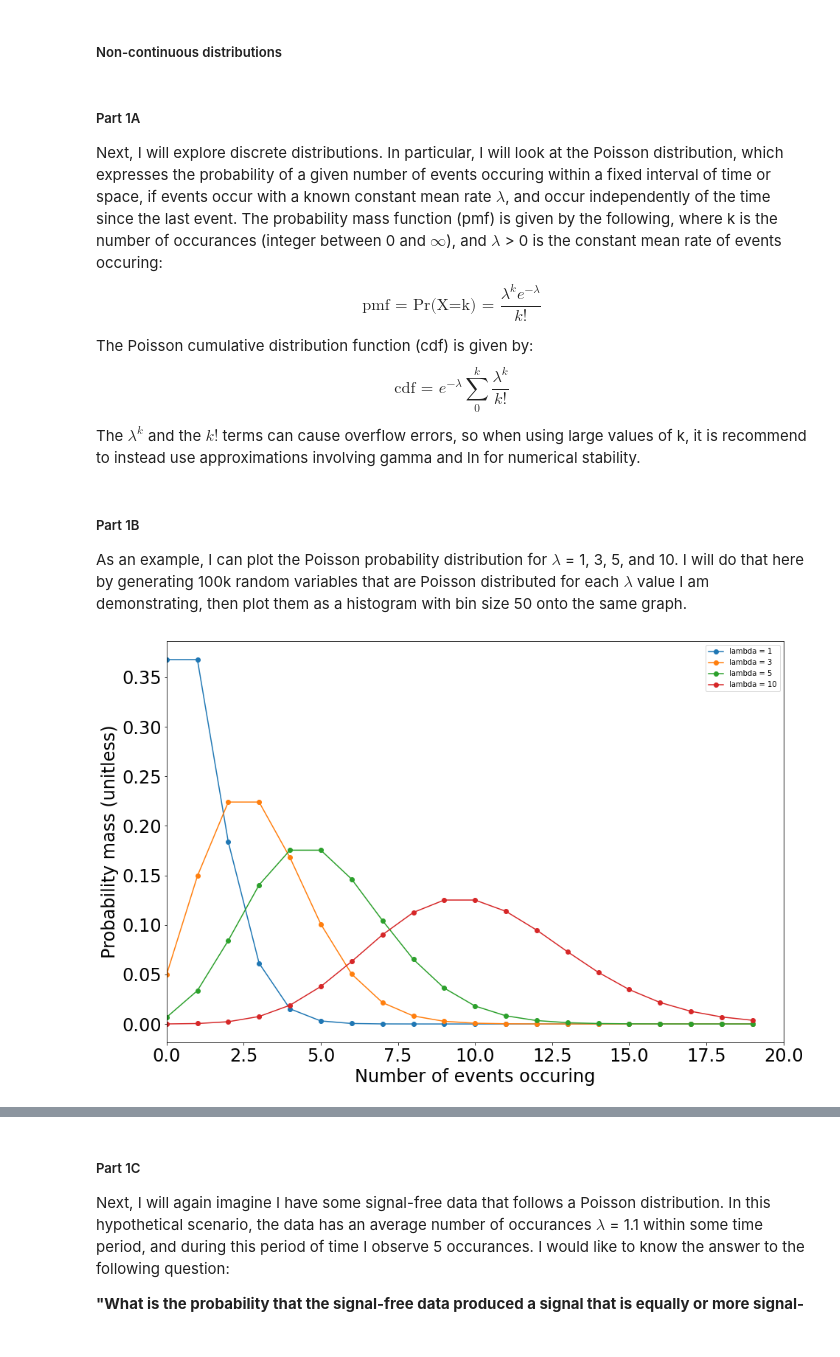
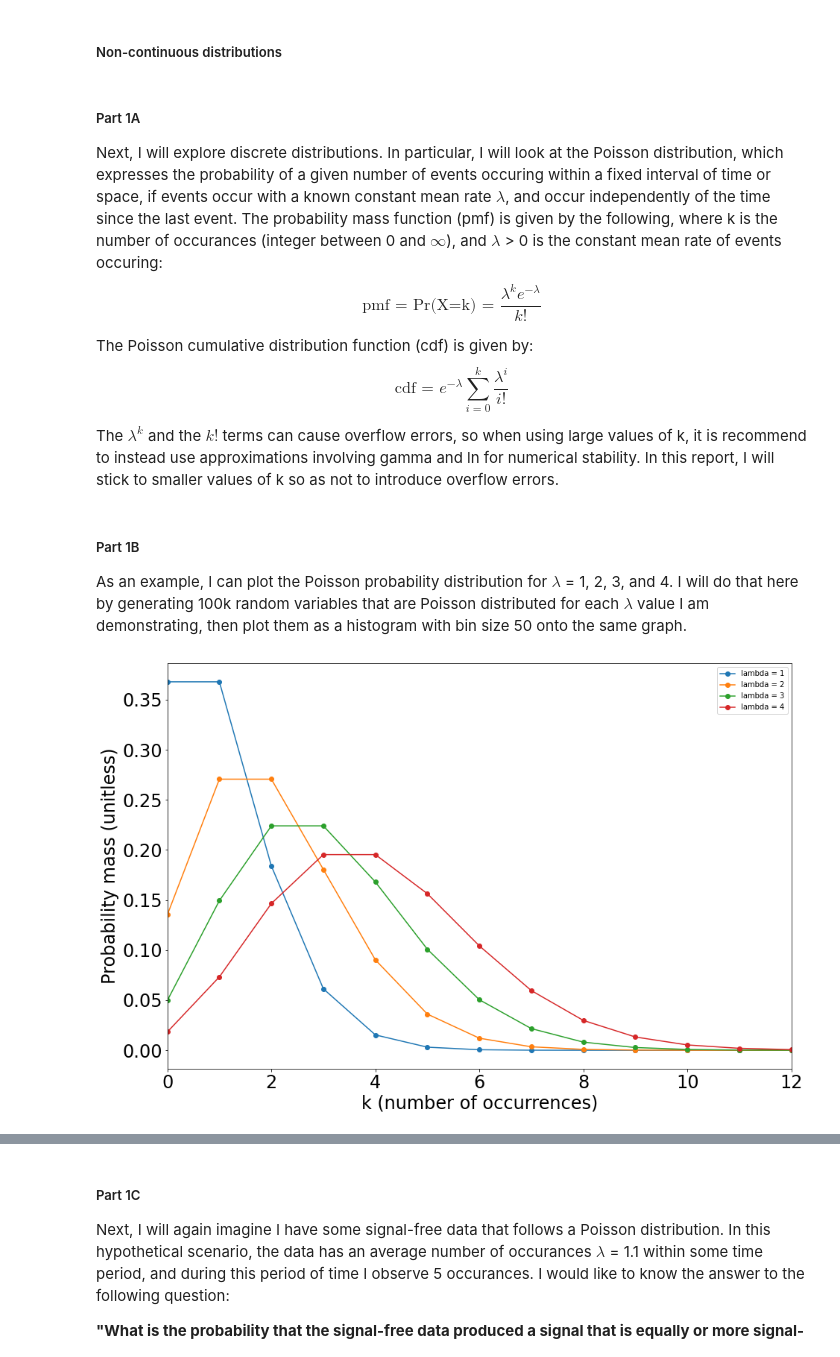
Before and after one commit to jenniv27/phys434, a Jupyter notebook: Labs/Lab1.ipynb, the cells around one changed output, grey strips where cells are left out. Cells and saved outputs as stored; diff of their text form; code cells hidden in the pictures.

```diff
--- a/Labs/Lab1.ipynb
+++ b/Labs/Lab1.ipynb
@@ -192,56 +198,57 @@ As I observe higher data values, the probability that the data produced a signal
 ##### Non-continuous distributions
 # %% [markdown]
 ##### Part 1A
-Next, I will explore discrete distributions. In particular, I will look at the Poisson distribution, which expresses the probability of a given number of events occuring within a fixed interval of time or space, if events occur with a known constant mean rate $\lambda$, and occur independently of the time since the last event. The probability mass function (pmf) is given by the following, where k is the number of occurances (integer between 0 and $\infty$), and $\lambda$ > 0 is the constant mean rate of events occuring:
+Next, I will explore discrete distributions. In particular, I will look at the Poisson distribution, which expresses the probability of a given number of events occuring within a fixed interval of time or space, if events occur with a known constant mean rate $\lambda$, and occur independently of the time since the last event. The probability mass function (pmf) is given by the following,
+where k is the number of occurances (integer between 0 and $\infty$), and $\lambda$ > 0 is the constant mean rate of events occuring:
 $$\text{pmf = Pr(X=k) = }\frac{\lambda^k e^{-\lambda}}{k!}$$
 
 The Poisson cumulative distribution function (cdf) is given by:
-$$\text{cdf = }e^{-\lambda} \sum_{0}^{k} \frac{\lambda^k}{k!} $$
+$$\text{cdf = }e^{-\lambda} \sum_{i=0}^{k} \frac{\lambda^i}{i!} $$
 
-The $\lambda^k$ and the $k!$ terms can cause overflow errors, so when using large values of k, it is recommend to instead use approximations involving gamma and ln for numerical stability.
+The $\lambda^k$ and the $k!$ terms can cause overflow errors, so when using large values of k, it is recommend to instead use approximations involving gamma and ln for numerical stability. In this report, I will stick to smaller values of k so as not to introduce overflow errors.
 # %% [markdown]
 ##### Part 1B
-As an example, I can plot the Poisson probability distribution for $\lambda$ = 1, 3, 5, and 10. I will do that here by generating 100k random variables that are Poisson distributed for each $\lambda$ value I am demonstrating, then plot them as a histogram with bin size 50 onto the same graph.
+As an example, I can plot the Poisson probability distribution for $\lambda$ = 1, 2, 3, and 4. I will do that here by generating 100k random variables that are Poisson distributed for each $\lambda$ value I am demonstrating, then plot them as a histogram with bin size 50 onto the same graph.
 # %%
 # Create the subplots
 fig3, ax3 = plt.subplots(1, 1)
 
 # Create a function to build arrays for x (occurences) and y (Probability mass)
 def poisson(m):
     x = []
     y = []
-    for i in range (0, 20):
+    for i in range (0, 13):
         x.append(i)
         y.append(stats.poisson.pmf(i, m))
 
     return x, y
 
 # Initialize the data with lambda = 1, 3, 5, 10 for 100k samples
 m1 = 1
-m2 = 3
-m3 = 5
-m4 = 10
+m2 = 2
+m3 = 3
+m4 = 4
 
 # Generate the arrays of data with the different lambda values
 x1, y1 = poisson(m1)
 x2, y2 = poisson(m2)
 x3, y3 = poisson(m3)
 x4, y4 = poisson(m4)
 
 # Plot the Poisson distributions with the different lambda values
 plt.plot(x1, y1, '-o', label = 'lambda = 1')
-plt.plot(x2, y2, '-o', label = 'lambda = 3')
-plt.plot(x3, y3, '-o', label = 'lambda = 5')
-plt.plot(x4, y4, '-o', label = 'lambda = 10')
+plt.plot(x2, y2, '-o', label = 'lambda = 2')
+plt.plot(x3, y3, '-o', label = 'lambda = 3')
+plt.plot(x4, y4, '-o', label = 'lambda = 4')
 
 # Here I change the plot parameters
 plt.tick_params(labelsize = 24)
-plt.xlim([0,20])
+plt.xlim([0,12])
 
-plt.xlabel('Number of events occuring', fontsize = 24)
+plt.xlabel('k (number of occurrences)', fontsize = 24)
 plt.ylabel('Probability mass (unitless)', fontsize = 24)
 plt.legend()
 plt.show()
 # %% [output]
-[figure, old version]
+[figure, new version]
 # %% [markdown]
```
Also changed, not shown: parts of 22 cells of this notebook.
